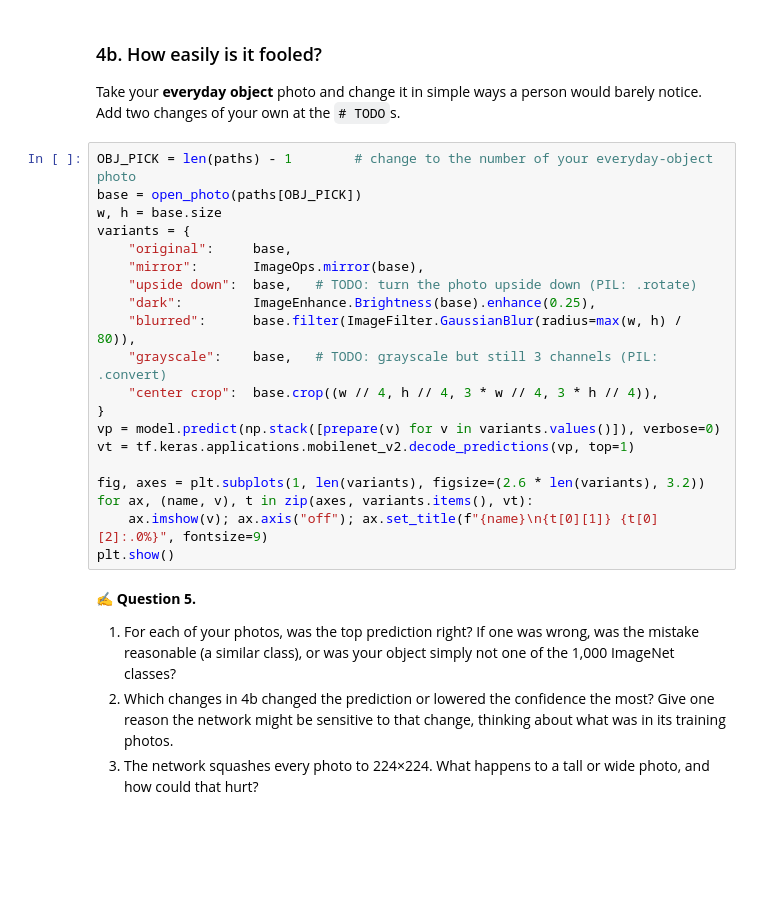
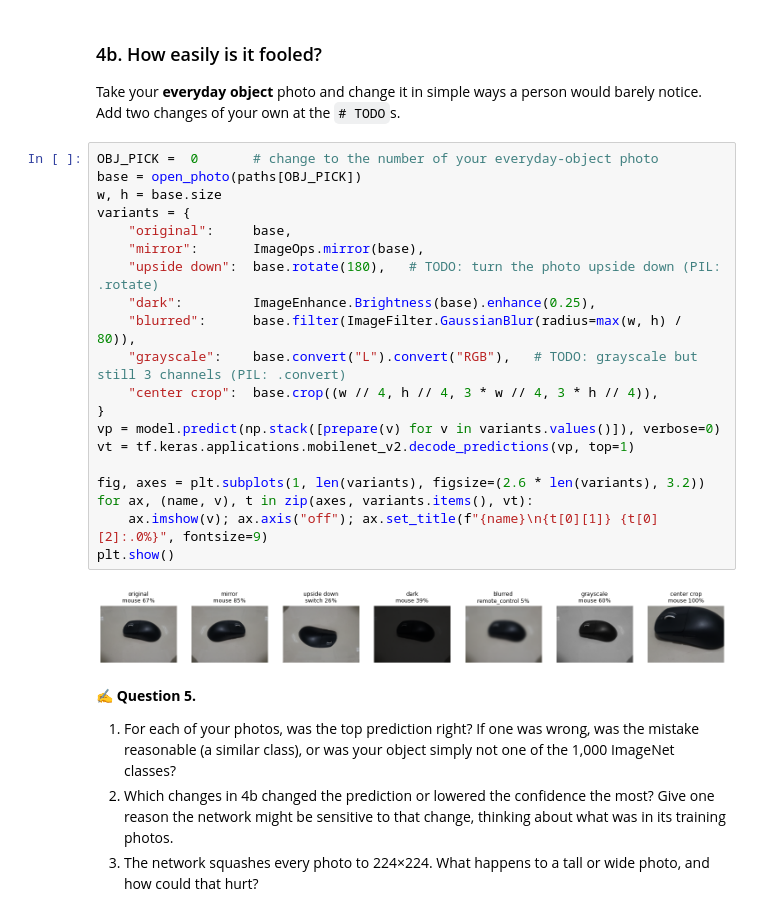
Before and after one commit to Rcjot/csc173, a Jupyter notebook: CSC173_Lecture03_Deep_Computer_Vision_Demo.ipynb, the cells around one changed output. Saved outputs shown, nothing was run; the diff lists cells and outputs as text; blank space fills up the shorter version.

```diff
--- a/CSC173_Lecture03_Deep_Computer_Vision_Demo.ipynb
+++ b/CSC173_Lecture03_Deep_Computer_Vision_Demo.ipynb
@@ -468,25 +475,27 @@ plt.show()
 
 Take your **everyday object** photo and change it in simple ways a person would barely notice. Add two changes of your own at the `# TODO`s.
 # %%
-OBJ_PICK = len(paths) - 1        # change to the number of your everyday-object photo
+OBJ_PICK =  0       # change to the number of your everyday-object photo
 base = open_photo(paths[OBJ_PICK])
 w, h = base.size
 variants = {
     "original":     base,
     "mirror":       ImageOps.mirror(base),
-    "upside down":  base,   # TODO: turn the photo upside down (PIL: .rotate)
+    "upside down":  base.rotate(180),   # TODO: turn the photo upside down (PIL: .rotate)
     "dark":         ImageEnhance.Brightness(base).enhance(0.25),
     "blurred":      base.filter(ImageFilter.GaussianBlur(radius=max(w, h) / 80)),
-    "grayscale":    base,   # TODO: grayscale but still 3 channels (PIL: .convert)
+    "grayscale":    base.convert("L").convert("RGB"),   # TODO: grayscale but still 3 channels (PIL: .convert)
     "center crop":  base.crop((w // 4, h // 4, 3 * w // 4, 3 * h // 4)),
 }
 vp = model.predict(np.stack([prepare(v) for v in variants.values()]), verbose=0)
 vt = tf.keras.applications.mobilenet_v2.decode_predictions(vp, top=1)
 
 fig, axes = plt.subplots(1, len(variants), figsize=(2.6 * len(variants), 3.2))
 for ax, (name, v), t in zip(axes, variants.items(), vt):
     ax.imshow(v); ax.axis("off"); ax.set_title(f"{name}\n{t[0][1]} {t[0][2]:.0%}", fontsize=9)
 plt.show()
+# %% [output]
+[figure, added]
 # %% [markdown]
 ✍️ **Question 5.**
 1. For each of your photos, was the top prediction right? If one was wrong, was the mistake reasonable (a similar class), or was your object simply not one of the 1,000 ImageNet classes?
```
Also changed, not shown: parts of 9 cells of this notebook.
